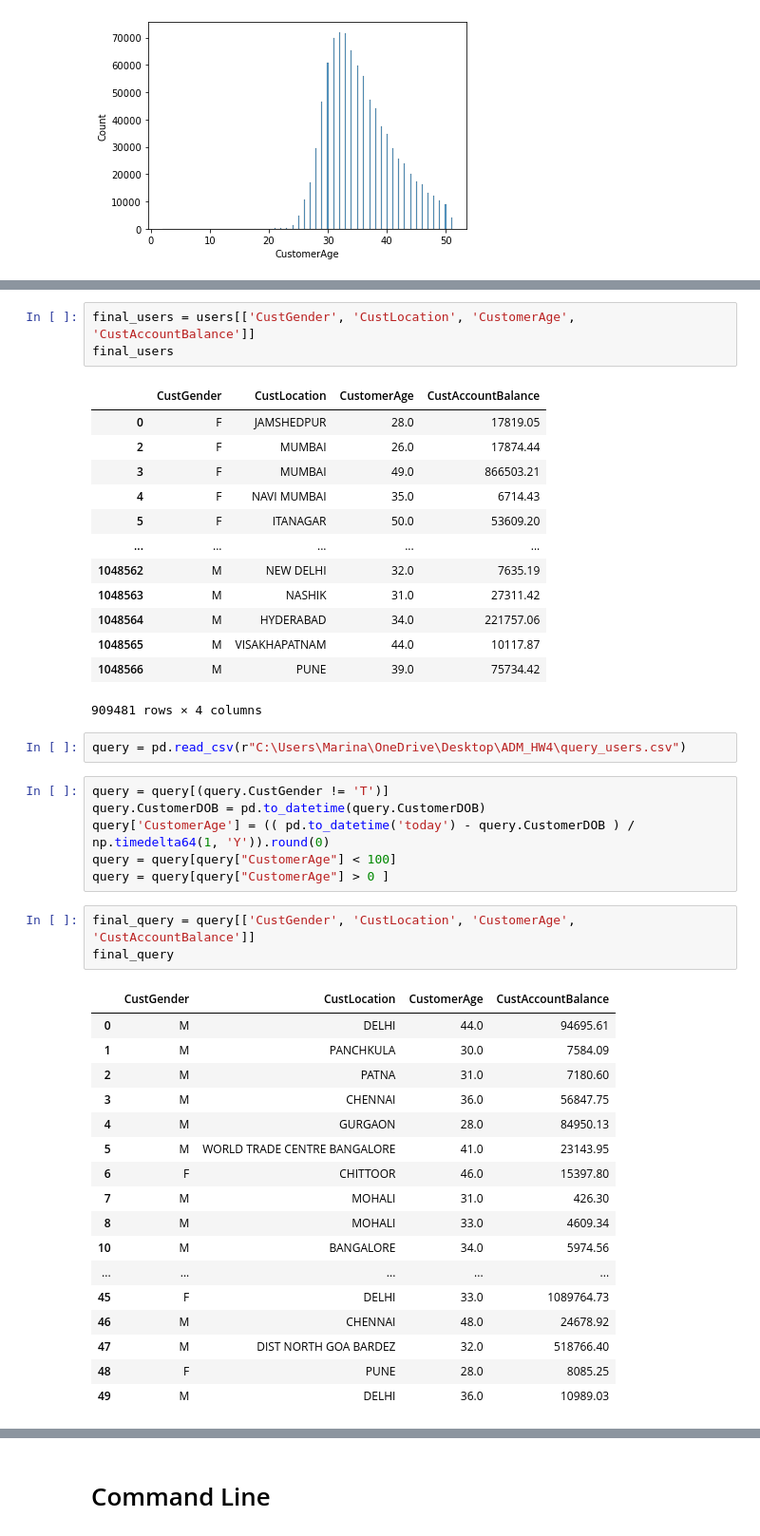
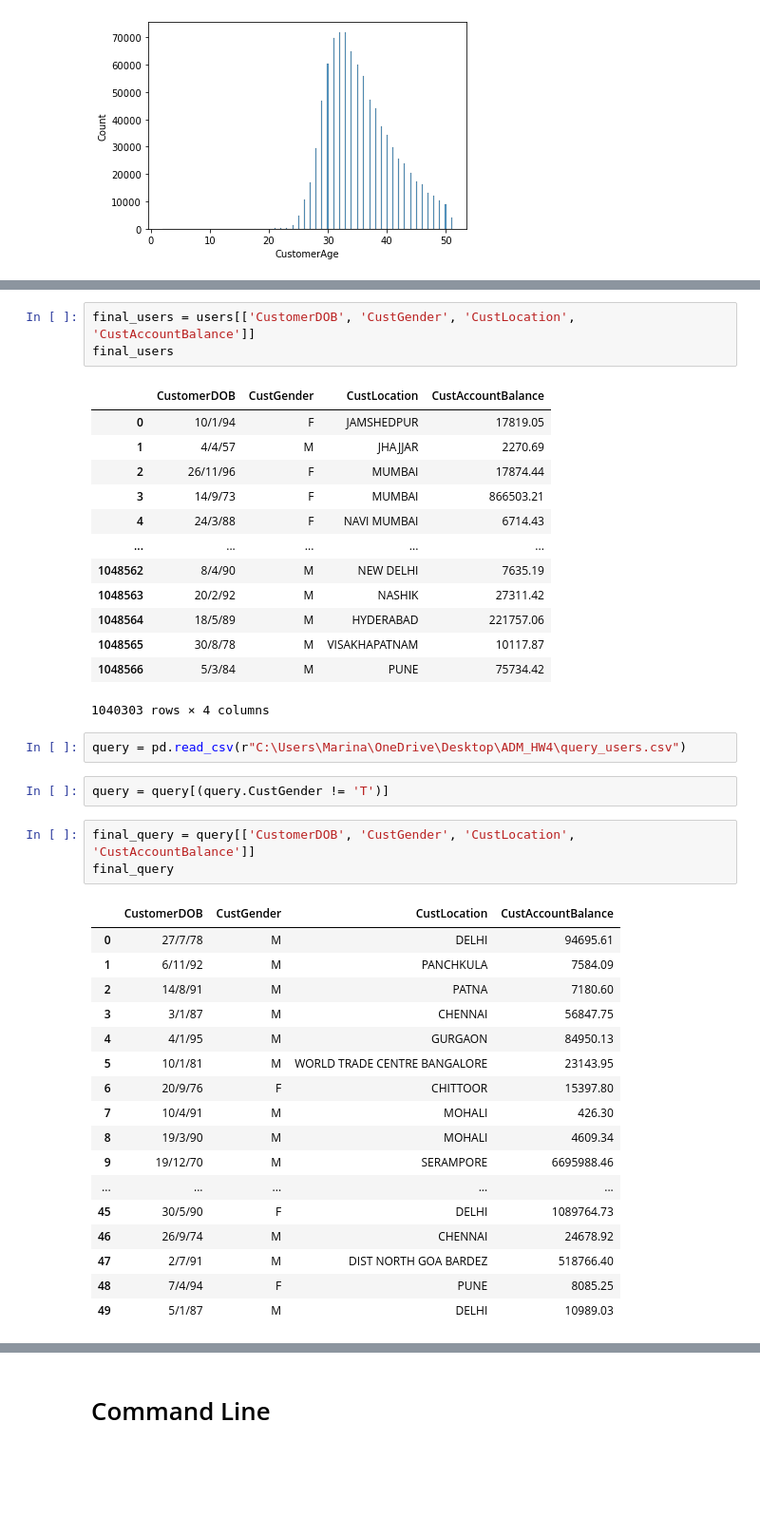
Before and after one commit to maryyyyna/ADM-HW4-Group14, a Jupyter notebook: Question1.ipynb, the cells around one changed output, grey strips where cells are left out. Shown at 95% size. Saved outputs shown, nothing was run; the diff lists cells and outputs as text; blank space fills up the shorter version.

```diff
--- a/Question1.ipynb
+++ b/Question1.ipynb
@@ -46,50 +61,46 @@ users = bank_transactions[['CustomerID', 'CustGender', 'CustLocation', 'Customer
 users = users.drop_duplicates()
 # %%
-final_users = users[['CustGender', 'CustLocation', 'CustomerAge', 'CustAccountBalance']]
+final_users = users[['CustomerDOB', 'CustGender', 'CustLocation', 'CustAccountBalance']]
 final_users
 # %% [output]
-|  | CustGender | CustLocation | CustomerAge | CustAccountBalance |
-| 0 | F | JAMSHEDPUR | 28.0 | 17819.05 |
-| 2 | F | MUMBAI | 26.0 | 17874.44 |
-| 3 | F | MUMBAI | 49.0 | 866503.21 |
-| 4 | F | NAVI MUMBAI | 35.0 | 6714.43 |
-| 5 | F | ITANAGAR | 50.0 | 53609.20 |
+|  | CustomerDOB | CustGender | CustLocation | CustAccountBalance |
+| 0 | 10/1/94 | F | JAMSHEDPUR | 17819.05 |
+| 1 | 4/4/57 | M | JHAJJAR | 2270.69 |
+| 2 | 26/11/96 | F | MUMBAI | 17874.44 |
+| 3 | 14/9/73 | F | MUMBAI | 866503.21 |
+| 4 | 24/3/88 | F | NAVI MUMBAI | 6714.43 |
 | ... | ... | ... | ... | ... |
-| 1048562 | M | NEW DELHI | 32.0 | 7635.19 |
-| 1048563 | M | NASHIK | 31.0 | 27311.42 |
-| 1048564 | M | HYDERABAD | 34.0 | 221757.06 |
-| 1048565 | M | VISAKHAPATNAM | 44.0 | 10117.87 |
-| 1048566 | M | PUNE | 39.0 | 75734.42 |
+| 1048562 | 8/4/90 | M | NEW DELHI | 7635.19 |
+| 1048563 | 20/2/92 | M | NASHIK | 27311.42 |
+| 1048564 | 18/5/89 | M | HYDERABAD | 221757.06 |
+| 1048565 | 30/8/78 | M | VISAKHAPATNAM | 10117.87 |
+| 1048566 | 5/3/84 | M | PUNE | 75734.42 |
-909481 rows × 4 columns
+1040303 rows × 4 columns
 # %%
 query = pd.read_csv(r"C:\Users\Marina\OneDrive\Desktop\ADM_HW4\query_users.csv")
 # %%
 query = query[(query.CustGender != 'T')]
-query.CustomerDOB = pd.to_datetime(query.CustomerDOB)
-query['CustomerAge'] = (( pd.to_datetime('today') - query.CustomerDOB ) / np.timedelta64(1, 'Y')).round(0)
-query = query[query["CustomerAge"] < 100]
-query = query[query["CustomerAge"] > 0 ]
 # %%
-final_query = query[['CustGender', 'CustLocation', 'CustomerAge', 'CustAccountBalance']]
+final_query = query[['CustomerDOB', 'CustGender', 'CustLocation', 'CustAccountBalance']]
 final_query
 # %% [output]
-|  | CustGender | CustLocation | CustomerAge | CustAccountBalance |
-| 0 | M | DELHI | 44.0 | 94695.61 |
-| 1 | M | PANCHKULA | 30.0 | 7584.09 |
-| 2 | M | PATNA | 31.0 | 7180.60 |
-| 3 | M | CHENNAI | 36.0 | 56847.75 |
-| 4 | M | GURGAON | 28.0 | 84950.13 |
-| 5 | M | WORLD TRADE CENTRE BANGALORE | 41.0 | 23143.95 |
-| 6 | F | CHITTOOR | 46.0 | 15397.80 |
-| 7 | M | MOHALI | 31.0 | 426.30 |
-| 8 | M | MOHALI | 33.0 | 4609.34 |
-| 10 | M | BANGALORE | 34.0 | 5974.56 |
+|  | CustomerDOB | CustGender | CustLocation | CustAccountBalance |
+| 0 | 27/7/78 | M | DELHI | 94695.61 |
+| 1 | 6/11/92 | M | PANCHKULA | 7584.09 |
+| 2 | 14/8/91 | M | PATNA | 7180.60 |
+| 3 | 3/1/87 | M | CHENNAI | 56847.75 |
+| 4 | 4/1/95 | M | GURGAON | 84950.13 |
+| 5 | 10/1/81 | M | WORLD TRADE CENTRE BANGALORE | 23143.95 |
+| 6 | 20/9/76 | F | CHITTOOR | 15397.80 |
+| 7 | 10/4/91 | M | MOHALI | 426.30 |
+| 8 | 19/3/90 | M | MOHALI | 4609.34 |
+| 9 | 19/12/70 | M | SERAMPORE | 6695988.46 |
 | ... | ... | ... | ... | ... |
-| 45 | F | DELHI | 33.0 | 1089764.73 |
-| 46 | M | CHENNAI | 48.0 | 24678.92 |
-| 47 | M | DIST NORTH GOA BARDEZ | 32.0 | 518766.40 |
-| 48 | F | PUNE | 28.0 | 8085.25 |
-| 49 | M | DELHI | 36.0 | 10989.03 |
+| 45 | 30/5/90 | F | DELHI | 1089764.73 |
+| 46 | 26/9/74 | M | CHENNAI | 24678.92 |
+| 47 | 2/7/91 | M | DIST NORTH GOA BARDEZ | 518766.40 |
+| 48 | 7/4/94 | F | PUNE | 8085.25 |
+| 49 | 5/1/87 | M | DELHI | 10989.03 |
 # %%
 def permute(x, a, b, c):
     return (a*x + b) % c
```
Also changed, not shown: parts of 13 cells of this notebook.
